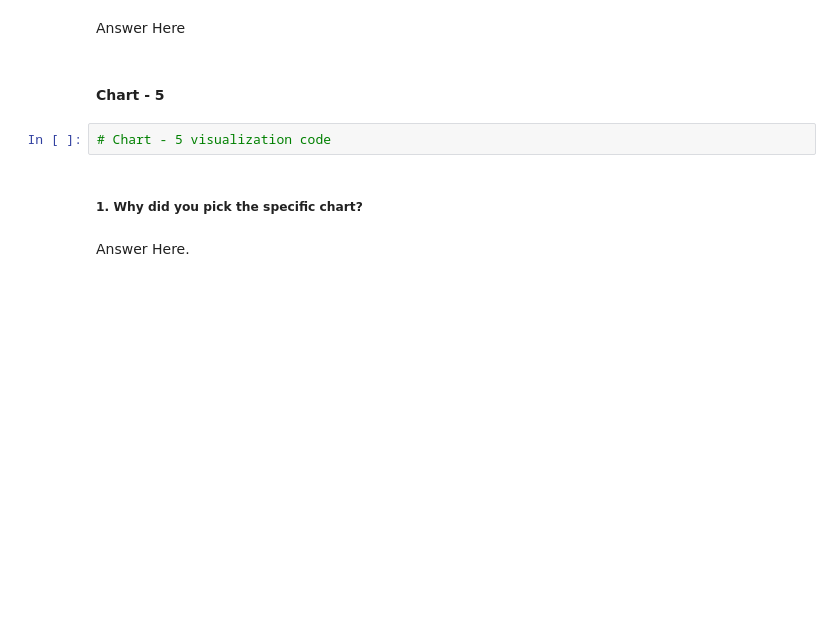
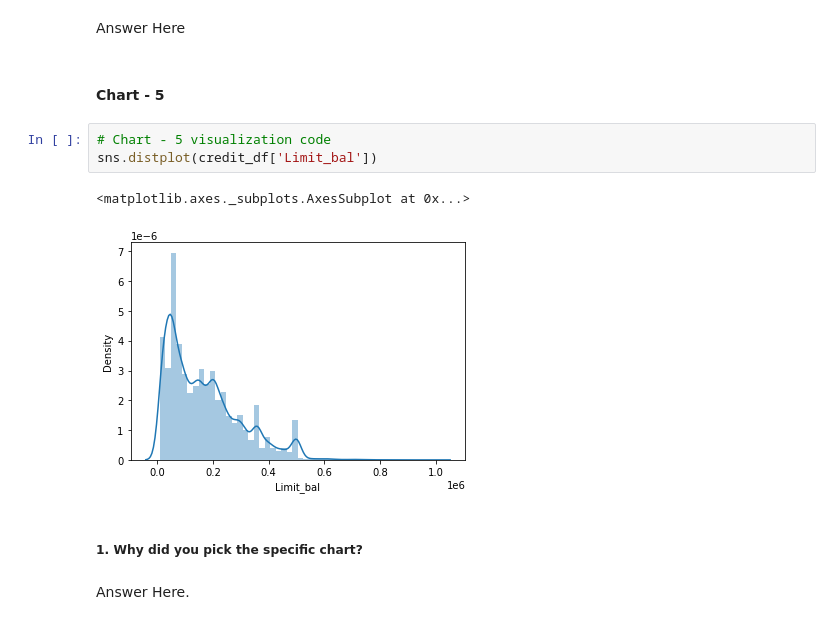
Before and after one commit to dileep-rawat/Capstone_Project_3-Credit_Card_default_Prediction, a Jupyter notebook: Credit_Card_Default_Prediction_Capstone_Project.ipynb, the cells around one changed output. Cells and saved outputs as stored; diff of their text form; blank space fills up the shorter version.

```diff
--- a/Credit_Card_Default_Prediction_Capstone_Project.ipynb
+++ b/Credit_Card_Default_Prediction_Capstone_Project.ipynb
@@ -519,6 +550,10 @@ Answer Here
 #### Chart - 5
 # %%
 # Chart - 5 visualization code
+sns.distplot(credit_df['Limit_bal'])
+# %% [output]
+<matplotlib.axes._subplots.AxesSubplot at 0x...>
+[figure, added]
 # %% [markdown]
 ##### 1. Why did you pick the specific chart?
 # %% [markdown]
```
Also changed, not shown: parts of 42 cells of this notebook.
